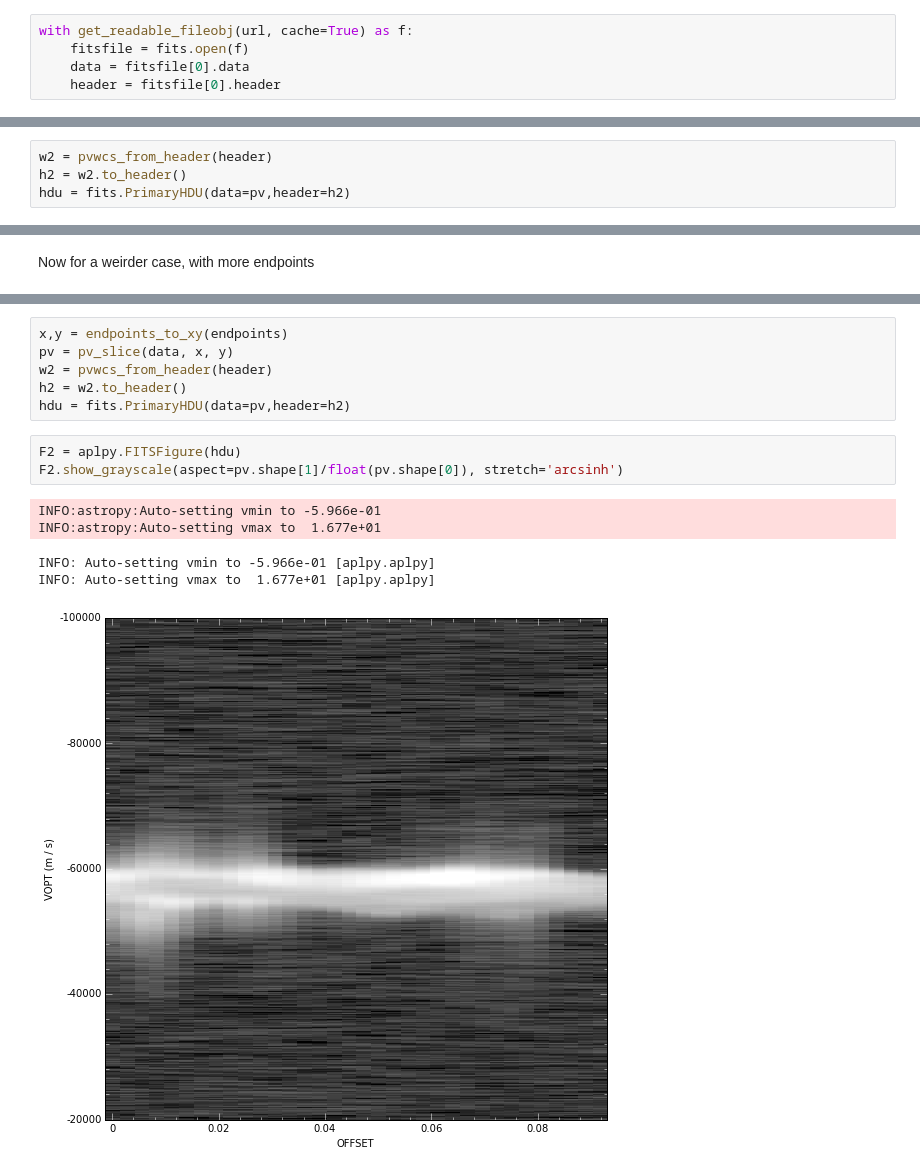
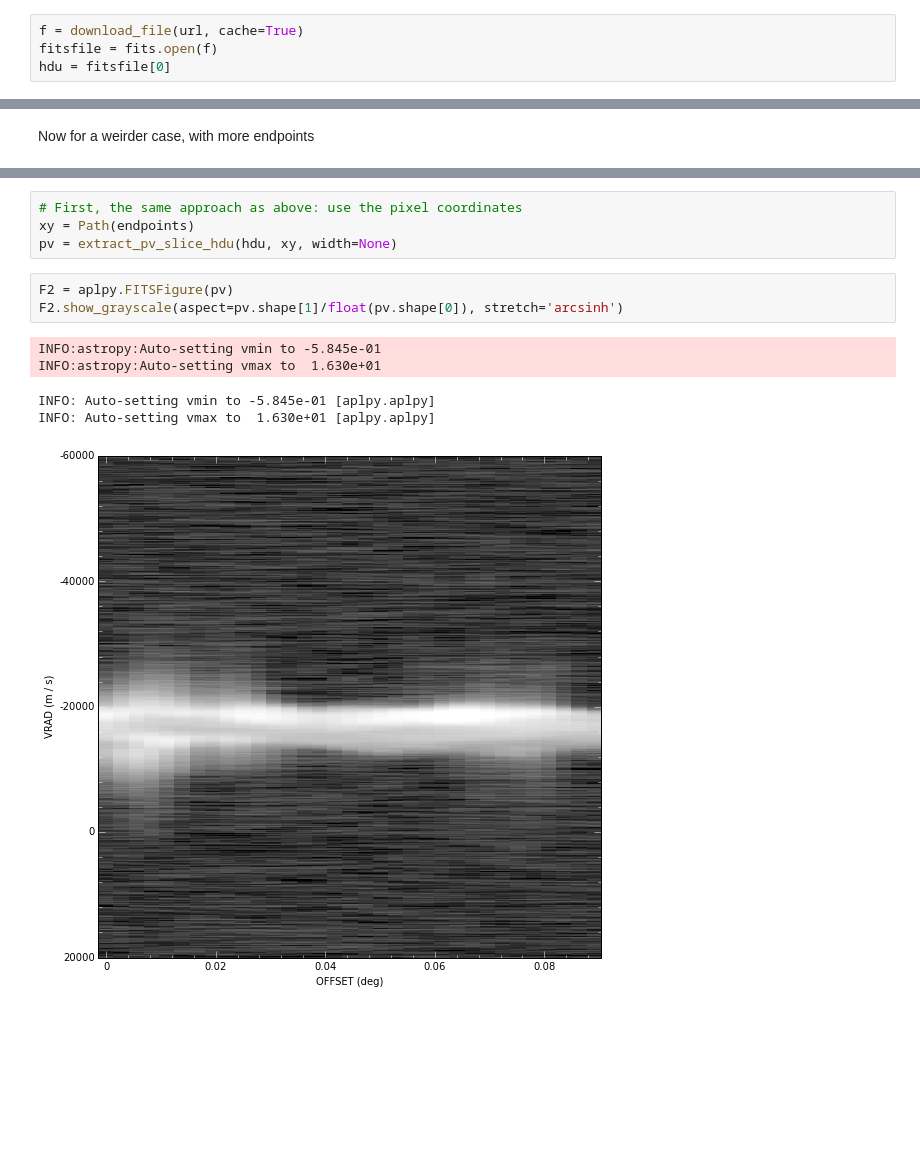
Before and after one commit to radio-astro-tools/pvextractor, a Jupyter notebook: examples/IRAS05358Slicing.ipynb, the cells around one changed output, grey strips where cells are left out. Drawn from its saved outputs; the diff is of its cells as text; blank space fills up the shorter version.

```diff
--- a/examples/IRAS05358Slicing.ipynb
+++ b/examples/IRAS05358Slicing.ipynb
@@ -7,6 +10,5 @@ from astropy import wcs
 # %%
-with get_readable_fileobj(url, cache=True) as f:
-    fitsfile = fits.open(f)
-    data = fitsfile[0].data
-    header = fitsfile[0].header
+f = download_file(url, cache=True)
+fitsfile = fits.open(f)
+hdu = fitsfile[0]
 # %%
@@ -58,5 +42 @@ pv.shape
-# %%
-w2 = pvwcs_from_header(header)
-h2 = w2.to_header()
-hdu = fits.PrimaryHDU(data=pv,header=h2)
 # %%
@@ -105,18 +79,16 @@ INFO:astropy:Auto-setting vmax to  1.661e+01
 INFO: Auto-setting vmin to -1.987e+00 [aplpy.aplpy]
 INFO: Auto-setting vmax to  1.661e+01 [aplpy.aplpy]
 [figure]
-# %%
-x,y = endpoints_to_xy(endpoints)
-pv = pv_slice(data, x, y)
-w2 = pvwcs_from_header(header)
-h2 = w2.to_header()
-hdu = fits.PrimaryHDU(data=pv,header=h2)
+# %%
+# First, the same approach as above: use the pixel coordinates
+xy = Path(endpoints)
+pv = extract_pv_slice_hdu(hdu, xy, width=None)
 # %%
-F2 = aplpy.FITSFigure(hdu)
+F2 = aplpy.FITSFigure(pv)
 F2.show_grayscale(aspect=pv.shape[1]/float(pv.shape[0]), stretch='arcsinh')
 # %% [output]
-INFO:astropy:Auto-setting vmin to -5.966e-01
-INFO:astropy:Auto-setting vmax to  1.677e+01
+INFO:astropy:Auto-setting vmin to -5.845e-01
+INFO:astropy:Auto-setting vmax to  1.630e+01
-INFO: Auto-setting vmin to -5.966e-01 [aplpy.aplpy]
-INFO: Auto-setting vmax to  1.677e+01 [aplpy.aplpy]
+INFO: Auto-setting vmin to -5.845e-01 [aplpy.aplpy]
+INFO: Auto-setting vmax to  1.630e+01 [aplpy.aplpy]
-[figure, old version]
+[figure, new version]
```
Also changed, not shown: parts of 16 cells of this notebook, 1 other file.
